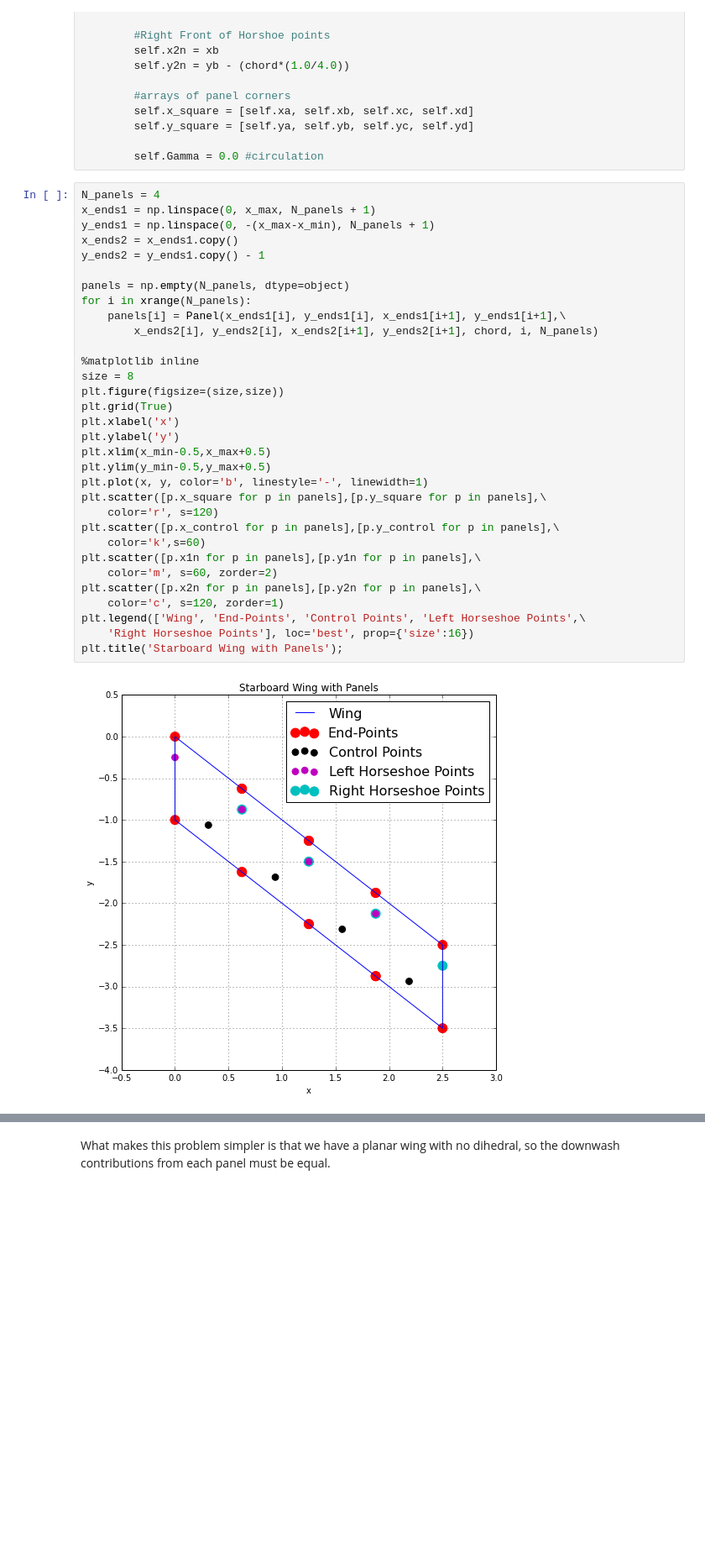
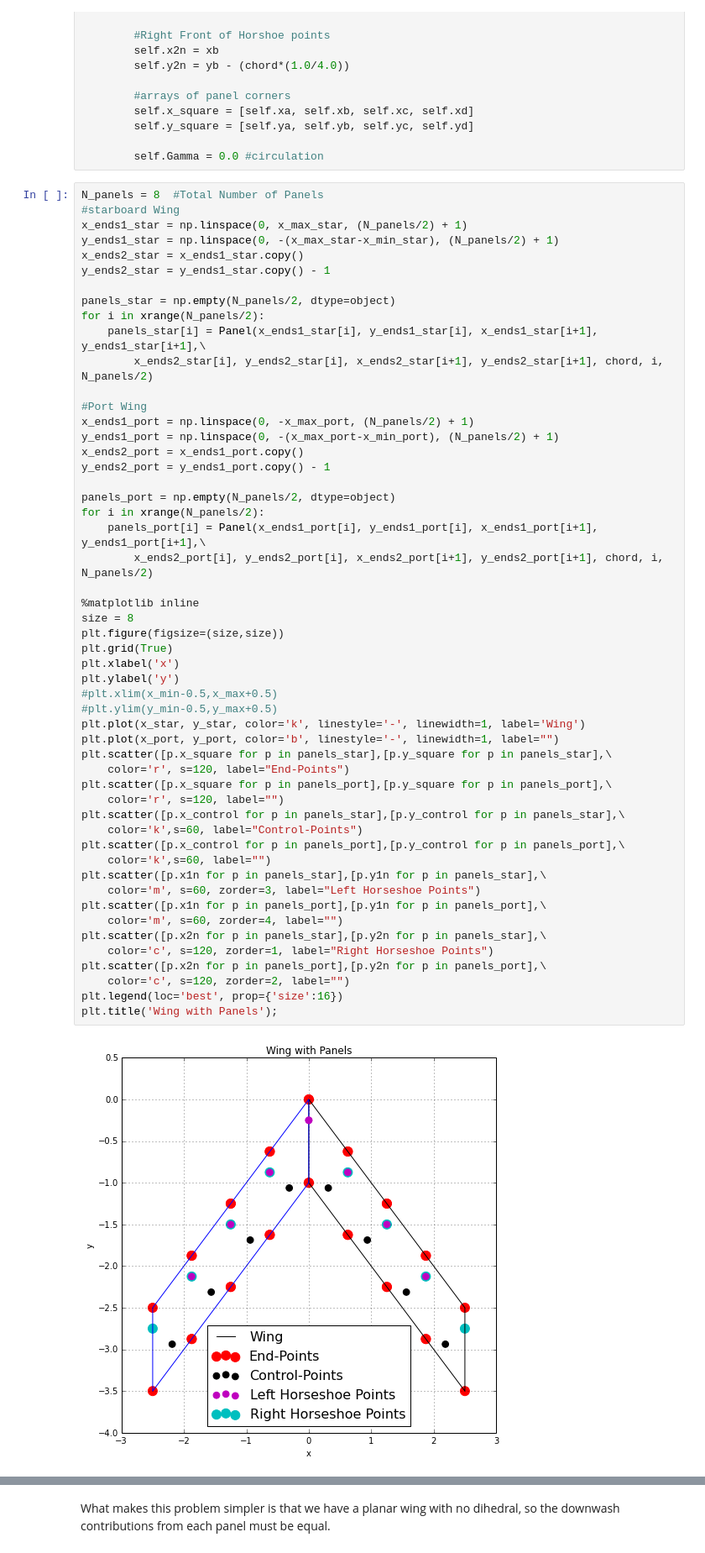
Before and after one commit to cbell14/Aero_Hydro, a Jupyter notebook: VLM.ipynb, the cells around one changed output, grey strips where cells are left out. Shown at 84% size. Drawn from its saved outputs; the diff is of its cells as text; blank space fills up the shorter version.

```diff
--- a/VLM.ipynb
+++ b/VLM.ipynb
@@ -370,37 +387,57 @@ class Panel:
 
         self.Gamma = 0.0 #circulation
 # %%
-N_panels = 4
-x_ends1 = np.linspace(0, x_max, N_panels + 1)
-y_ends1 = np.linspace(0, -(x_max-x_min), N_panels + 1)
-x_ends2 = x_ends1.copy()
-y_ends2 = y_ends1.copy() - 1
+N_panels = 8  #Total Number of Panels
+#starboard Wing
+x_ends1_star = np.linspace(0, x_max_star, (N_panels/2) + 1)
+y_ends1_star = np.linspace(0, -(x_max_star-x_min_star), (N_panels/2) + 1)
+x_ends2_star = x_ends1_star.copy()
+y_ends2_star = y_ends1_star.copy() - 1
 
-panels = np.empty(N_panels, dtype=object)
-for i in xrange(N_panels):
-    panels[i] = Panel(x_ends1[i], y_ends1[i], x_ends1[i+1], y_ends1[i+1],\
-        x_ends2[i], y_ends2[i], x_ends2[i+1], y_ends2[i+1], chord, i, N_panels)
+panels_star = np.empty(N_panels/2, dtype=object)
+for i in xrange(N_panels/2):
+    panels_star[i] = Panel(x_ends1_star[i], y_ends1_star[i], x_ends1_star[i+1], y_ends1_star[i+1],\
+        x_ends2_star[i], y_ends2_star[i], x_ends2_star[i+1], y_ends2_star[i+1], chord, i, N_panels/2)
+
+#Port Wing
+x_ends1_port = np.linspace(0, -x_max_port, (N_panels/2) + 1)
+y_ends1_port = np.linspace(0, -(x_max_port-x_min_port), (N_panels/2) + 1)
+x_ends2_port = x_ends1_port.copy()
+y_ends2_port = y_ends1_port.copy() - 1
+
+panels_port = np.empty(N_panels/2, dtype=object)
+for i in xrange(N_panels/2):
+    panels_port[i] = Panel(x_ends1_port[i], y_ends1_port[i], x_ends1_port[i+1], y_ends1_port[i+1],\
+        x_ends2_port[i], y_ends2_port[i], x_ends2_port[i+1], y_ends2_port[i+1], chord, i, N_panels/2)
 
 %matplotlib inline
 size = 8
 plt.figure(figsize=(size,size))
 plt.grid(True)
 plt.xlabel('x')
 plt.ylabel('y')
-plt.xlim(x_min-0.5,x_max+0.5)
-plt.ylim(y_min-0.5,y_max+0.5)
-plt.plot(x, y, color='b', linestyle='-', linewidth=1)
-plt.scatter([p.x_square for p in panels],[p.y_square for p in panels],\
-    color='r', s=120)
-plt.scatter([p.x_control for p in panels],[p.y_control for p in panels],\
-    color='k',s=60)
-plt.scatter([p.x1n for p in panels],[p.y1n for p in panels],\
-    color='m', s=60, zorder=2)
-plt.scatter([p.x2n for p in panels],[p.y2n for p in panels],\
-    color='c', s=120, zorder=1)
-plt.legend(['Wing', 'End-Points', 'Control Points', 'Left Horseshoe Points',\
-    'Right Horseshoe Points'], loc='best', prop={'size':16})
-plt.title('Starboard Wing with Panels');
+#plt.xlim(x_min-0.5,x_max+0.5)
+#plt.ylim(y_min-0.5,y_max+0.5)
+plt.plot(x_star, y_star, color='k', linestyle='-', linewidth=1, label='Wing')
+plt.plot(x_port, y_port, color='b', linestyle='-', linewidth=1, label="")
+plt.scatter([p.x_square for p in panels_star],[p.y_square for p in panels_star],\
+    color='r', s=120, label="End-Points")
+plt.scatter([p.x_square for p in panels_port],[p.y_square for p in panels_port],\
+    color='r', s=120, label="")
+plt.scatter([p.x_control for p in panels_star],[p.y_control for p in panels_star],\
+    color='k',s=60, label="Control-Points")
+plt.scatter([p.x_control for p in panels_port],[p.y_control for p in panels_port],\
+    color='k',s=60, label="")
+plt.scatter([p.x1n for p in panels_star],[p.y1n for p in panels_star],\
+    color='m', s=60, zorder=3, label="Left Horseshoe Points")
+plt.scatter([p.x1n for p in panels_port],[p.y1n for p in panels_port],\
+    color='m', s=60, zorder=4, label="")
+plt.scatter([p.x2n for p in panels_star],[p.y2n for p in panels_star],\
+    color='c', s=120, zorder=1, label="Right Horseshoe Points")
+plt.scatter([p.x2n for p in panels_port],[p.y2n for p in panels_port],\
+    color='c', s=120, zorder=2, label="")
+plt.legend(loc='best', prop={'size':16})
+plt.title('Wing with Panels');
 # %% [output]
-[figure, old version]
+[figure, new version]
 # %%
```
Also changed, not shown: parts of 24 cells of this notebook.
